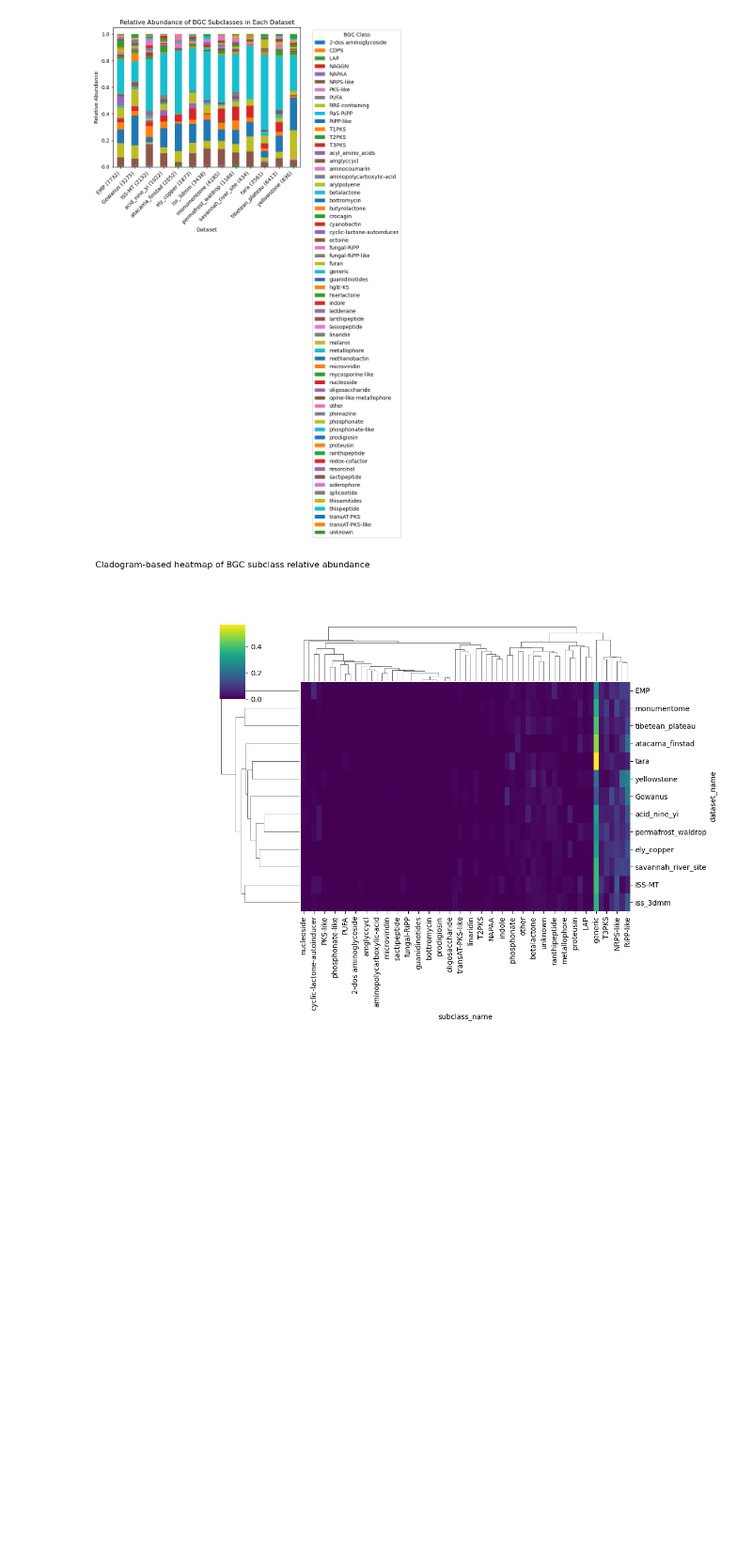
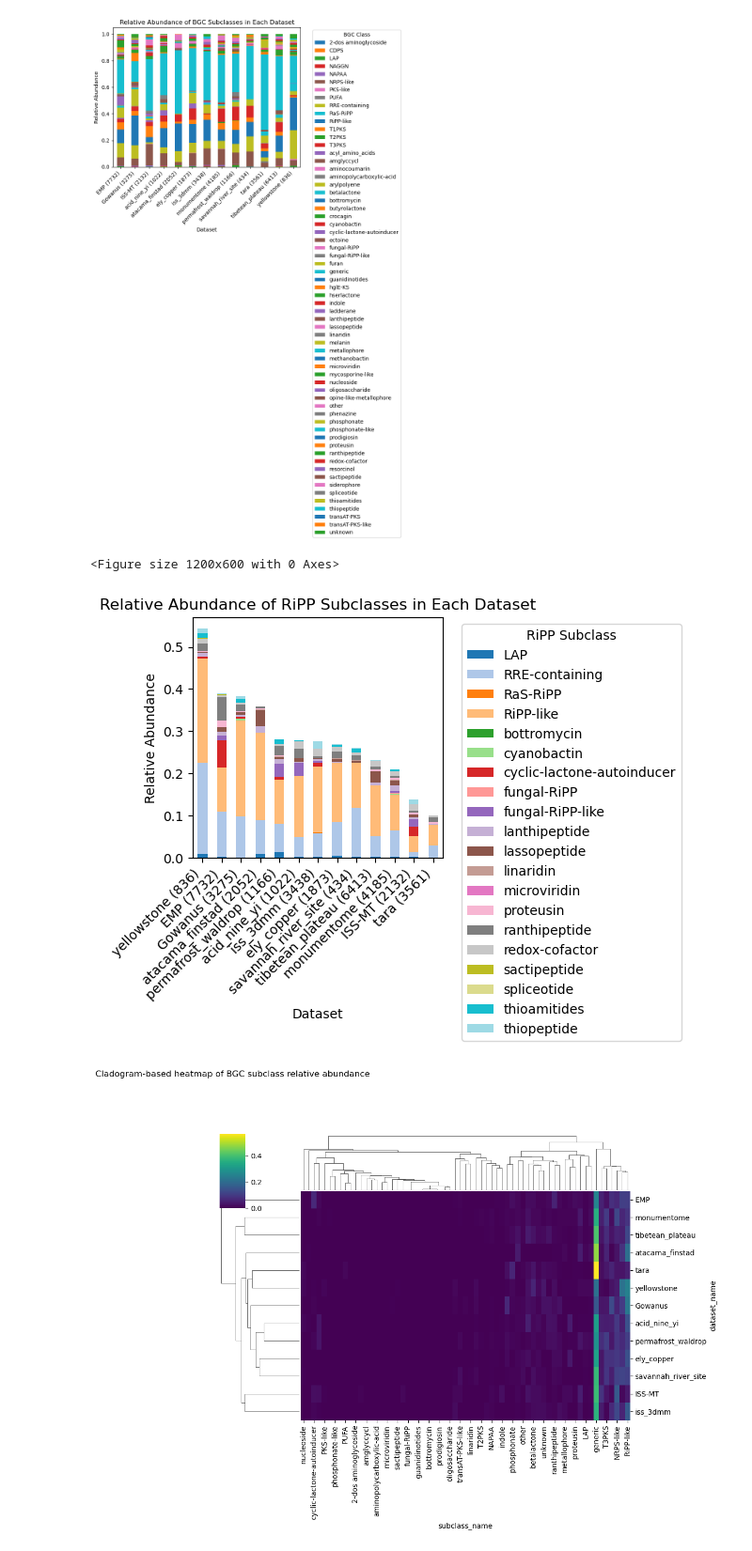
Before and after one commit to Chandrima-04/bgc_helper_Scripts, a Jupyter notebook: bigslice_csv.ipynb, the cells around one changed output. Shown at 94% size. Cells and saved outputs as stored; diff of their text form; code cells hidden in the pictures; blank space fills up the shorter version.

```diff
--- a/bigslice_csv.ipynb
+++ b/bigslice_csv.ipynb
@@ -222,6 +226,58 @@ plt.tight_layout()
 # %% [output]
 <Figure size 1000x600 with 0 Axes>
 [figure]
+# %%
+# So using the rel_abundance subselect bgc class whose family is "RiPP" and make a plot
+
+# Use the same relative abundance calculation from subclass plot
+rel_abundance = bgc_class_dataset.groupby(['dataset_name', 'subclass_name']).size().unstack()
+rel_abundance = rel_abundance.div(rel_abundance.sum(axis=1), axis=0)
+
+# Get subclasses that belong to RiPP class
+ripp_subclasses = bgc_class_dataset[bgc_class_dataset['class_name'] == 'RiPP']['subclass_name'].unique()
+
+# Filter rel_abundance to only include RiPP subclasses
+ripp_rel_abundance = rel_abundance[[col for col in rel_abundance.columns if col in ripp_subclasses]]
+
+# Sort by maximum % of RiPPs (sum of all RiPP subclass percentages per dataset)
+ripp_total_pct = ripp_rel_abundance.sum(axis=1).sort_values(ascending=False)
+ripp_rel_abundance = ripp_rel_abundance.loc[ripp_total_pct.index]
+
+# Plot relative abundance of RiPP subclasses with unique colors
+plt.figure(figsize=(12, 6))
+
+# Generate unique colors for each RiPP subclass (no repetition)
+n_subclasses = len(ripp_rel_abundance.columns)
+# Use a colormap that provides many distinct colors
+if n_subclasses <= 20:
+    colors = plt.cm.tab20(np.linspace(0, 1, n_subclasses))
+elif n_subclasses <= 40:
+    # Combine tab20 and Set3 for more colors
+    colors1 = plt.cm.tab20(np.linspace(0, 1, 20))
+    colors2 = plt.cm.Set3(np.linspace(0, 1, n_subclasses - 20))
+    colors = np.vstack([colors1, colors2])
+else:
+    # Use a continuous colormap with many colors
+    colors = plt.cm.nipy_spectral(np.linspace(0, 1, n_subclasses))
+
+ax = ripp_rel_abundance.plot(kind='bar', stacked=True, color=colors)
+plt.xlabel('Dataset')
+plt.ylabel('Relative Abundance')
+plt.title('Relative Abundance of RiPP Subclasses in Each Dataset')
+
+# Move legend to the side (outside the plot)
+plt.legend(title='RiPP Subclass', bbox_to_anchor=(1.05, 1), loc='upper left')
+
+# Add number of BGCs per dataset to x-axis labels (using total BGC counts)
+bgc_counts = bgc_class_dataset.groupby('dataset_name').size()
+new_labels = [f"{ds} ({bgc_counts.get(ds, 0)})" for ds in ripp_rel_abundance.index]
+ax.set_xticklabels(new_labels, rotation=45, ha='right')
+
+plt.tight_layout()
+plt.show()
+# %% [output]
+<Figure size 1200x600 with 0 Axes>
+[figure, added]
 # %%
 # Cladogram-based heatmap of BGC class relative abundance (separate from bar plot)
 
```
Also changed, not shown: parts of 1 cell of this notebook, 9 other files.
